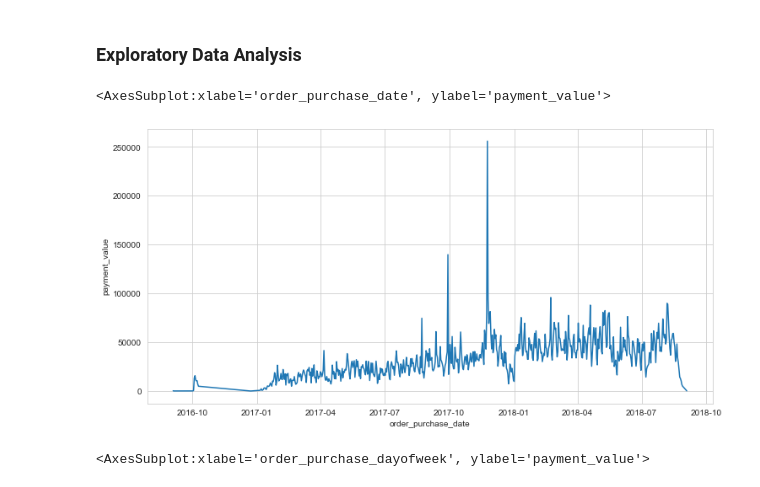
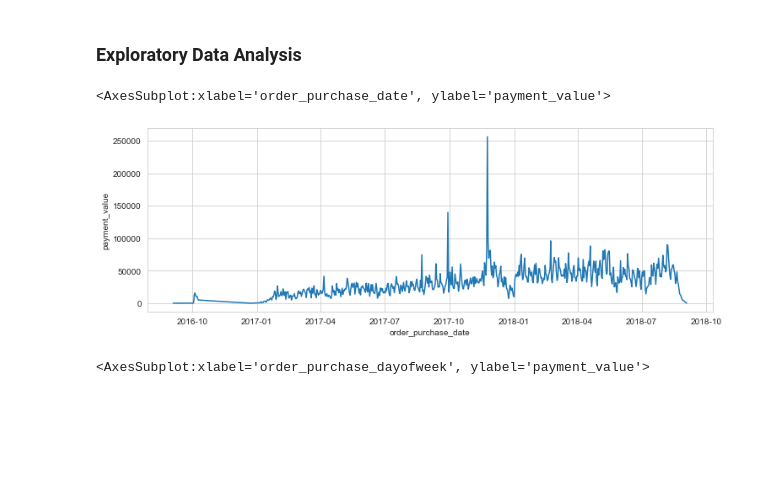
Before and after one commit to jiahuiwang2020/Data-Science-Project, a Jupyter notebook: E_Commerce/Main.ipynb, the cells around one changed output. Drawn from its saved outputs; the diff is of its cells as text; code cells hidden in the pictures; blank space fills up the shorter version.

```diff
--- a/E_Commerce/Main.ipynb
+++ b/E_Commerce/Main.ipynb
@@ -294,14 +294,14 @@ product_category: category name in English
 # %%
 # creating a purchase day feature
 data['order_purchase_date'] = data.order_purchase_timestamp.dt.date
 
 # plot the sales per day
 sales_per_purchase_date = data.groupby('order_purchase_date', as_index=False).payment_value.sum()
-plt.figure(figsize=(12,6))
+plt.figure(figsize=(12,4))
 sns.lineplot(x="order_purchase_date", y="payment_value", data=sales_per_purchase_date)
 # %% [output]
 <AxesSubplot:xlabel='order_purchase_date', ylabel='payment_value'>
-[figure, old version]
+[figure, new version]
 # %%
 # creating a purchase day of week feature
 data['order_purchase_dayofweek'] = data.order_purchase_timestamp.dt.dayofweek
```
Also changed, not shown: parts of 8 cells of this notebook.
